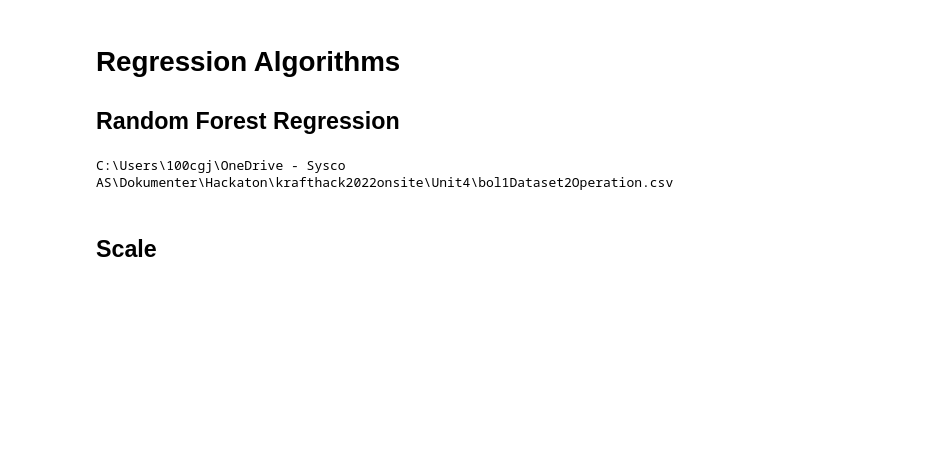
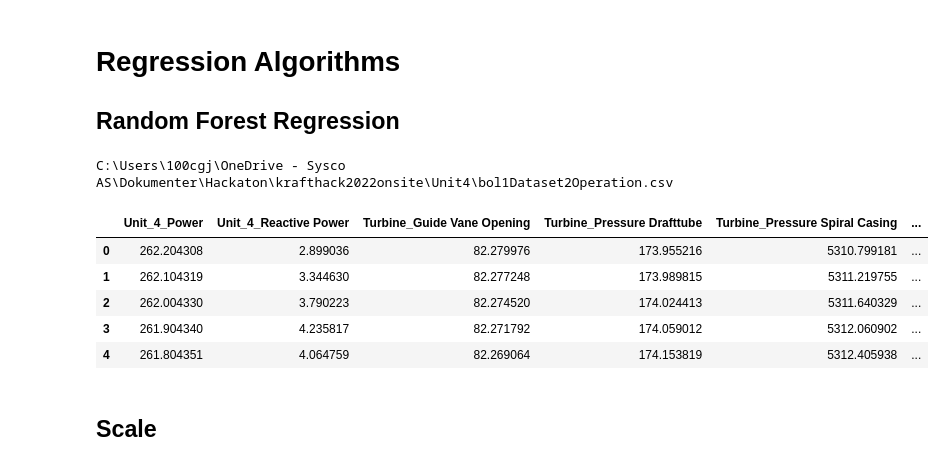
Before and after one commit to sysco-middleware/krafthack2022onsite, a Jupyter notebook: RandomForestRegressionModel.ipynb, the cells around one changed output. Cells and saved outputs as stored; diff of their text form; code cells hidden in the pictures; blank space fills up the shorter version.

```diff
--- a/RandomForestRegressionModel.ipynb
+++ b/RandomForestRegressionModel.ipynb
@@ -28,6 +28,15 @@ print(file_path)
 C:\Users\100cgj\OneDrive - Sysco AS\Dokumenter\Hackaton\krafthack2022onsite\Unit4\bol1Dataset2Operation.csv
 # %%
 Bolt1OperationDF = pd.read_csv(file_path)
+# %%
+Bolt1OperationDF.head()
+# %% [output]
+|  | Unit_4_Power | Unit_4_Reactive Power | Turbine_Guide Vane Opening | Turbine_Pressure Drafttube | Turbine_Pressure Spiral Casing | ... |
+| 0 | 262.204308 | 2.899036 | 82.279976 | 173.955216 | 5310.799181 | ... |
+| 1 | 262.104319 | 3.344630 | 82.277248 | 173.989815 | 5311.219755 | ... |
+| 2 | 262.004330 | 3.790223 | 82.274520 | 174.024413 | 5311.640329 | ... |
+| 3 | 261.904340 | 4.235817 | 82.271792 | 174.059012 | 5312.060902 | ... |
+| 4 | 261.804351 | 4.064759 | 82.269064 | 174.153819 | 5312.405938 | ... |
 # %%
 dfColumns = Bolt1OperationDF.columns
 data = []
```
Also changed, not shown: parts of 6 cells of this notebook.
